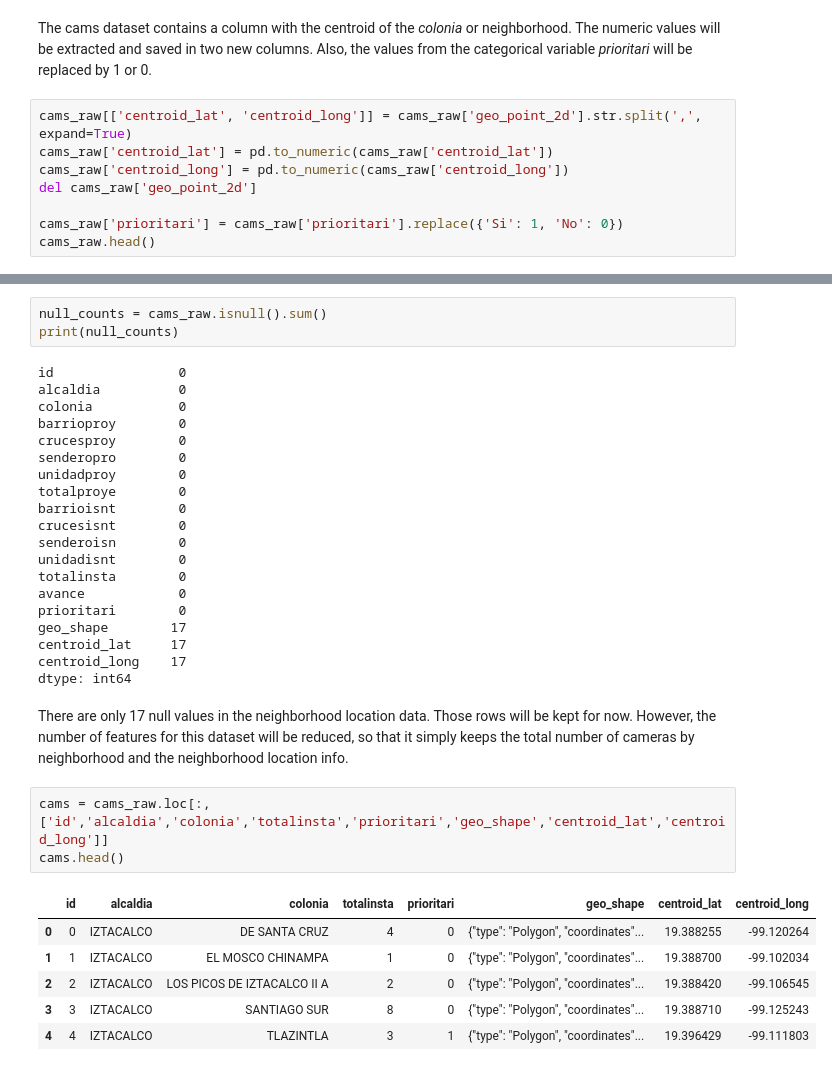
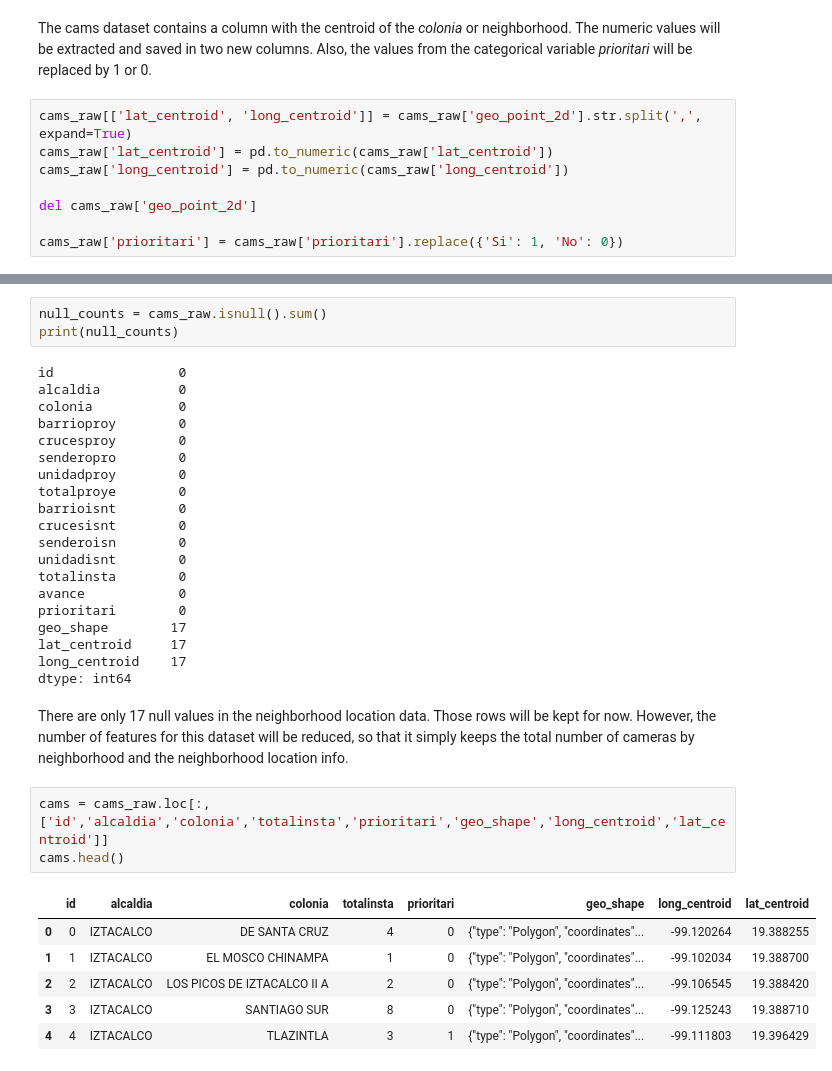
Before and after one commit to marcocasillas91/sdc-security, a Jupyter notebook: notebooks/1_first_datalake.ipynb, the cells around one changed output, grey strips where cells are left out. Cells and saved outputs as stored; diff of their text form.

```diff
--- a/notebooks/1_first_datalake.ipynb
+++ b/notebooks/1_first_datalake.ipynb
@@ -216,10 +250,10 @@ cams_raw.head()
 # %% [markdown]
 The cams dataset contains a column with the centroid of the *colonia* or neighborhood. The numeric values will be extracted and saved in two new columns. Also, the values from the categorical variable *prioritari* will be replaced by 1 or 0.
 # %%
-cams_raw[['centroid_lat', 'centroid_long']] = cams_raw['geo_point_2d'].str.split(',', expand=True)
-cams_raw['centroid_lat'] = pd.to_numeric(cams_raw['centroid_lat'])
-cams_raw['centroid_long'] = pd.to_numeric(cams_raw['centroid_long'])
+cams_raw[['lat_centroid', 'long_centroid']] = cams_raw['geo_point_2d'].str.split(',', expand=True)
+cams_raw['lat_centroid'] = pd.to_numeric(cams_raw['lat_centroid'])
+cams_raw['long_centroid'] = pd.to_numeric(cams_raw['long_centroid'])
+
 del cams_raw['geo_point_2d']
 
 cams_raw['prioritari'] = cams_raw['prioritari'].replace({'Si': 1, 'No': 0})
-cams_raw.head()
@@ -250,18 +277,18 @@ totalinsta        0
 avance            0
 prioritari        0
 geo_shape        17
-centroid_lat     17
-centroid_long    17
+lat_centroid     17
+long_centroid    17
 dtype: int64
 # %% [markdown]
 There are only 17 null values in the neighborhood location data. Those rows will be kept for now. However, the number of features for this dataset will be reduced, so that it simply keeps the total number of cameras by neighborhood and the neighborhood location info.
 # %%
-cams = cams_raw.loc[:,['id','alcaldia','colonia','totalinsta','prioritari','geo_shape','centroid_lat','centroid_long']]
+cams = cams_raw.loc[:,['id','alcaldia','colonia','totalinsta','prioritari','geo_shape','long_centroid','lat_centroid']]
 cams.head()
 # %% [output]
-|  | id | alcaldia | colonia | totalinsta | prioritari | geo_shape | centroid_lat | centroid_long |
-| 0 | 0 | IZTACALCO | DE SANTA CRUZ | 4 | 0 | {"type": "Polygon", "coordinates"... | 19.388255 | -99.120264 |
-| 1 | 1 | IZTACALCO | EL MOSCO CHINAMPA | 1 | 0 | {"type": "Polygon", "coordinates"... | 19.388700 | -99.102034 |
-| 2 | 2 | IZTACALCO | LOS PICOS DE IZTACALCO II A | 2 | 0 | {"type": "Polygon", "coordinates"... | 19.388420 | -99.106545 |
-| 3 | 3 | IZTACALCO | SANTIAGO SUR | 8 | 0 | {"type": "Polygon", "coordinates"... | 19.388710 | -99.125243 |
-| 4 | 4 | IZTACALCO | TLAZINTLA | 3 | 1 | {"type": "Polygon", "coordinates"... | 19.396429 | -99.111803 |
+|  | id | alcaldia | colonia | totalinsta | prioritari | geo_shape | long_centroid | lat_centroid |
+| 0 | 0 | IZTACALCO | DE SANTA CRUZ | 4 | 0 | {"type": "Polygon", "coordinates"... | -99.120264 | 19.388255 |
+| 1 | 1 | IZTACALCO | EL MOSCO CHINAMPA | 1 | 0 | {"type": "Polygon", "coordinates"... | -99.102034 | 19.388700 |
+| 2 | 2 | IZTACALCO | LOS PICOS DE IZTACALCO II A | 2 | 0 | {"type": "Polygon", "coordinates"... | -99.106545 | 19.388420 |
+| 3 | 3 | IZTACALCO | SANTIAGO SUR | 8 | 0 | {"type": "Polygon", "coordinates"... | -99.125243 | 19.388710 |
+| 4 | 4 | IZTACALCO | TLAZINTLA | 3 | 1 | {"type": "Polygon", "coordinates"... | -99.111803 | 19.396429 |
```
Also changed, not shown: parts of 30 cells of this notebook.
